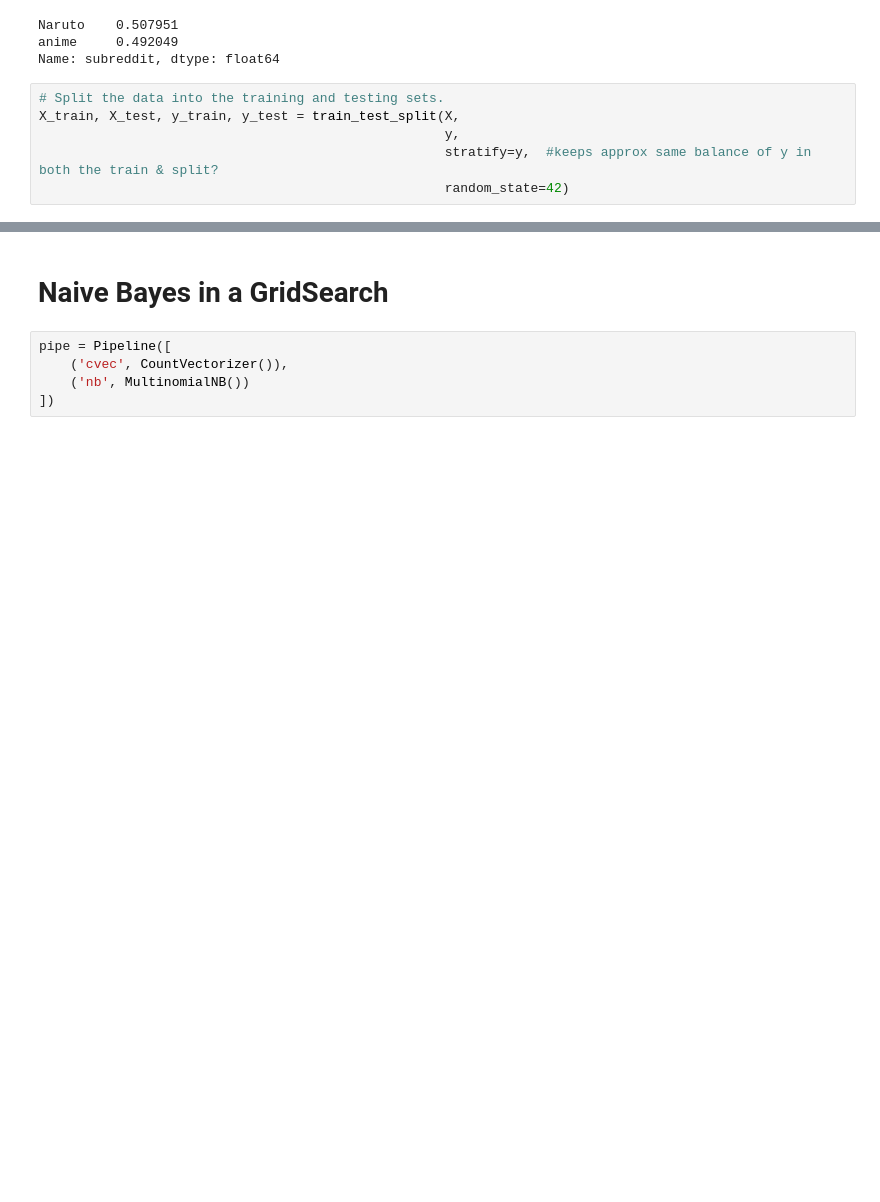
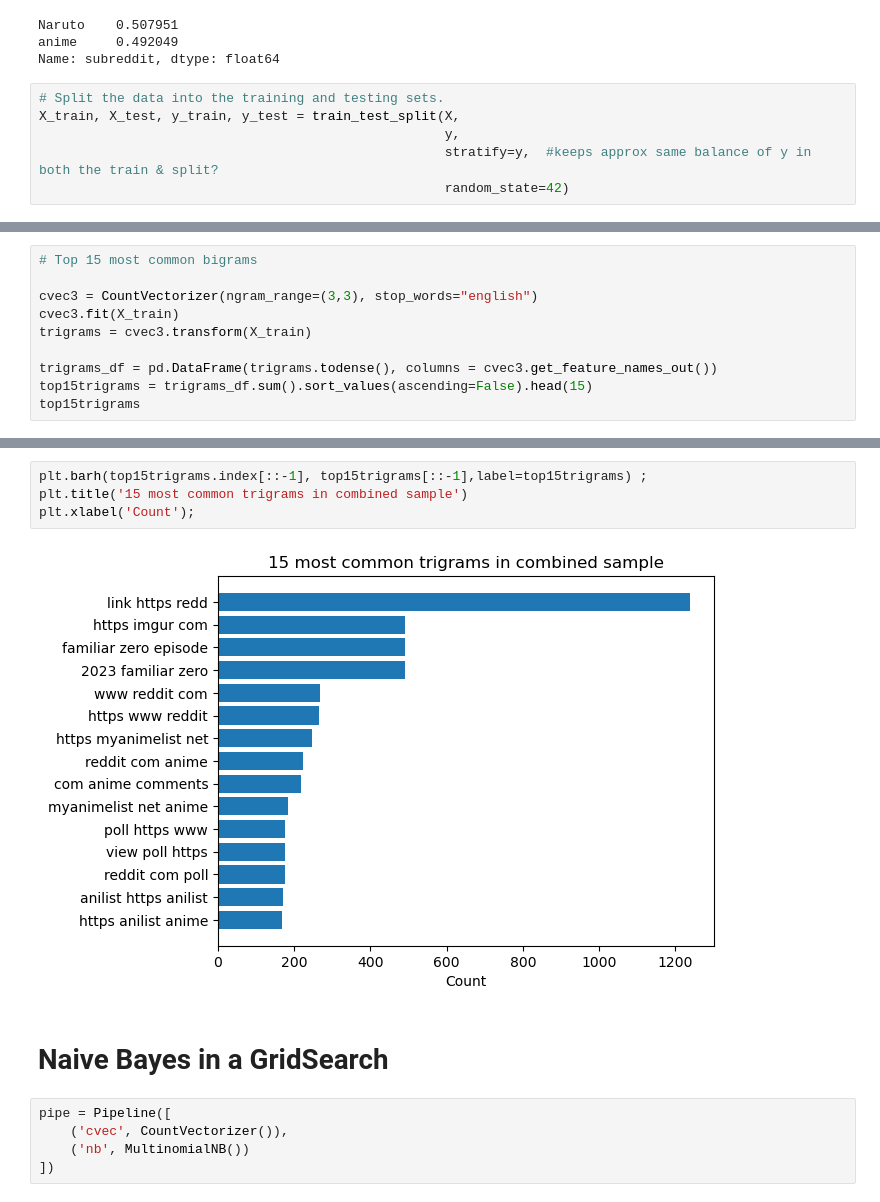
Before and after one commit to wangdj3/DSI_subreddit_comparison, a Jupyter notebook: my-project3-classification.ipynb, the cells around one changed output, grey strips where cells are left out. Drawn from its saved outputs; the diff is of its cells as text; blank space fills up the shorter version.

```diff
--- a/my-project3-classification.ipynb
+++ b/my-project3-classification.ipynb
@@ -63,0 +132,10 @@ X_train, X_test, y_train, y_test = train_test_split(X,
+# %%
+# Top 15 most common bigrams
+
+cvec3 = CountVectorizer(ngram_range=(3,3), stop_words="english")
+cvec3.fit(X_train)
+trigrams = cvec3.transform(X_train)
+
+trigrams_df = pd.DataFrame(trigrams.todense(), columns = cvec3.get_feature_names_out())
+top15trigrams = trigrams_df.sum().sort_values(ascending=False).head(15)
+top15trigrams
@@ -64,3 +159,9 @@ X_train, X_test, y_train, y_test = train_test_split(X,
+# %%
+plt.barh(top15trigrams.index[::-1], top15trigrams[::-1],label=top15trigrams) ;
+plt.title('15 most common trigrams in combined sample')
+plt.xlabel('Count');
+# %% [output]
+[figure, added]
 # %% [markdown]
 # Naive Bayes in a GridSearch
 # %%
```
Also changed, not shown: parts of 6 cells of this notebook, 2 other files.
